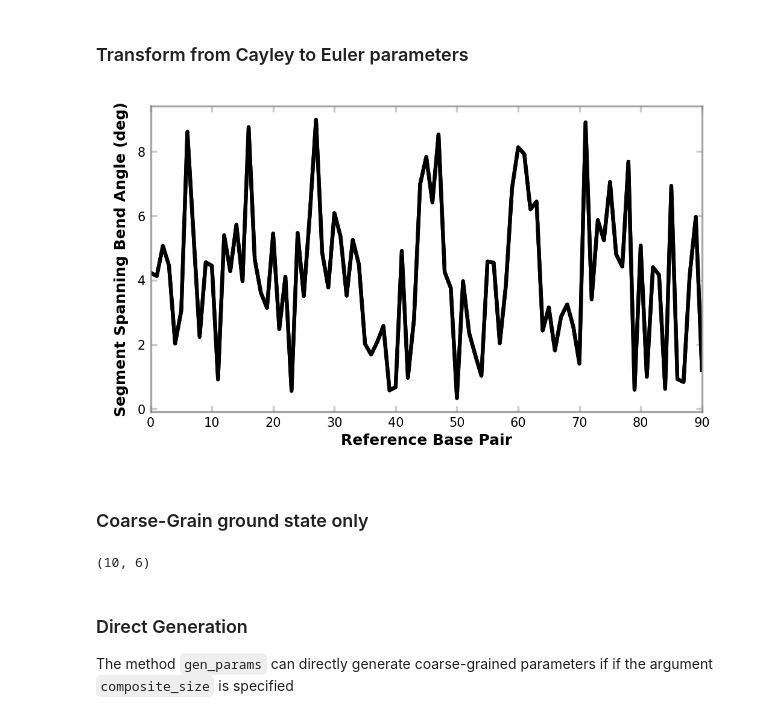
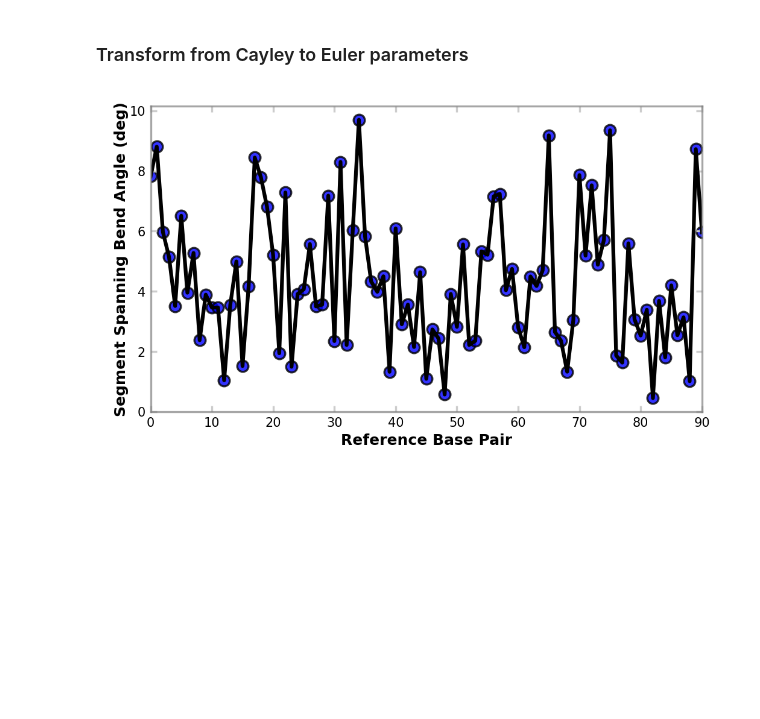
Before and after one commit to eskoruppa/PolyCG, a Jupyter notebook: curvature.ipynb, the cells around one changed output. Cells and saved outputs as stored; diff of their text form; code cells hidden in the pictures; blank space fills up the shorter version.

Commit message:
added curvatures calculation

```diff
--- a/curvature.ipynb
+++ b/curvature.ipynb
@@ -20,11 +20,12 @@ disc_len = 10
 nbp = 101
 model = 'cgna+'
 angles = True
-degrees = True
+degrees = False
 
 
 seq = ''.join(['atcg'[np.random.randint(4)] for i in range(nbp)])
-crv = pcg.dnacurv(seq,disc_len,model=model,angles=angles,degrees=degrees)
+crvdct = pcg.dnacurv(seq,disc_len,model=model,angles=angles,degrees=degrees)
+crv = crvdct['curvature']
 # %% [output]
 Generating partial stiffness matrix with
 block_size:   100
@@ -88,7 +89,7 @@ scatter_linewidth = 0.8
 scatter_alpha = 0.8
 scatter_size = 20
 scatter_color = 'blue'
-ax1.scatter(np.arange(len(crv)),crv,color=scatter_color,s=scatter_size,edgecolor='black',linewidth=scatter_linewidth,marker=scatter_marker,alpha=scatter_alpha))
+ax1.scatter(np.arange(len(crv)),crv,color=scatter_color,s=scatter_size,edgecolor='black',linewidth=scatter_linewidth,marker=scatter_marker,alpha=scatter_alpha)
 
 set_xlim_to_data(ax1)
 
@@ -116,42 +117,31 @@ for ax in axes:
     # set ticks right and top
     ax.yaxis.set_ticks_position('both')
     for axis in ['top','bottom','left','right']:
         ax.spines[axis].set_linewidth(axlinewidth)
         ax.spines[axis].set_color(axcolor)
         ax.spines[axis].set_alpha(axalpha)
 
 ##############################################
 # Setup subpanels
 
 plt.subplots_adjust(
     left=0.08,
     right=0.98,
     bottom=0.11,
     top=0.97,
     wspace=0.25,
     hspace=0.25
     )
 
 
 ##################################################
 # Save Figure
 savefn = 'dnacurvature'
 
 fig.savefig(savefn+'.pdf',dpi=300,transparent=True)
 fig.savefig(savefn+'.svg',dpi=300,transparent=True)
 fig.savefig(savefn+'.png',dpi=300,transparent=False)
 
 plt.show()
 # %% [output]
-[figure, old version]
+[figure, new version]
-# %% [markdown]
-### Coarse-Grain ground state only
-# %%
-composite_size = 10
-cg_gs = polycg.cg_groundstate(gs_euler,composite_size=composite_size)
-print(cg_gs.shape)
-# %% [output]
-(10, 6)
-# %% [markdown]
-### Direct Generation
-The method `gen_params` can directly generate coarse-grained parameters if if the argument `composite_size` is specified
```
Also changed, not shown: parts of 1 cell of this notebook, 4 other files.
